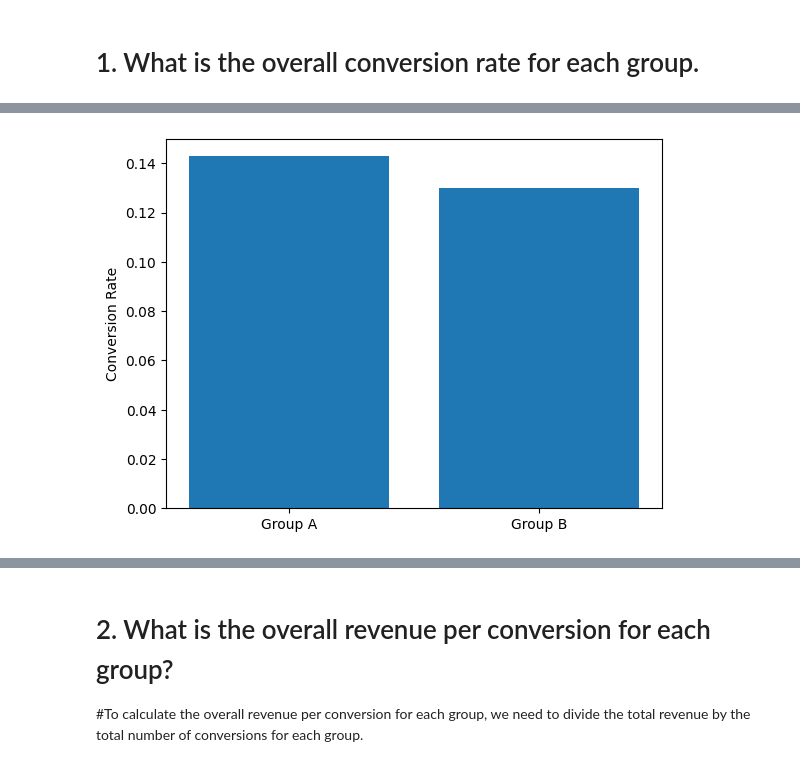
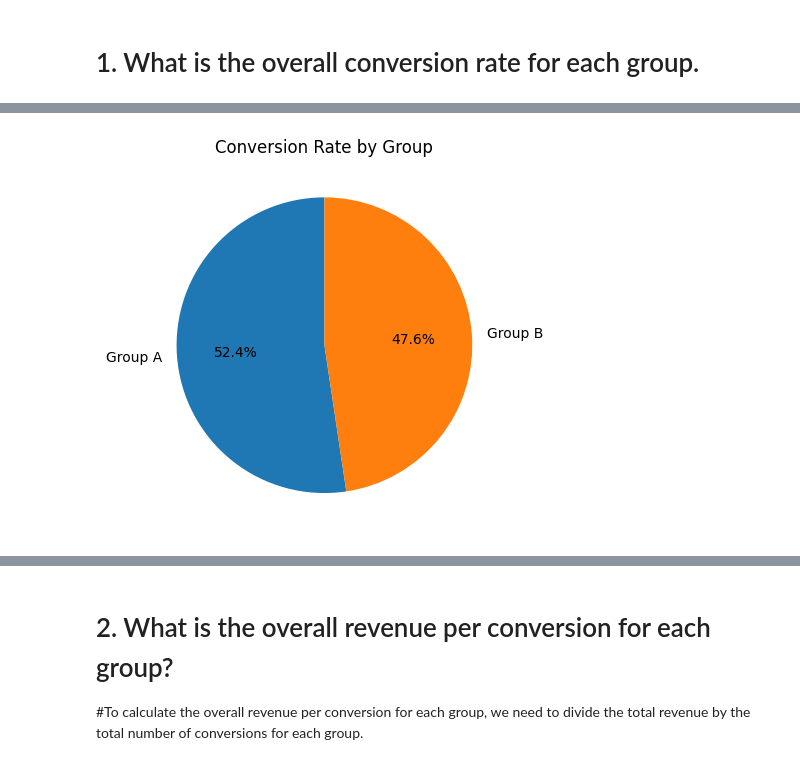
Before and after one commit to Eddy265/Python_Projects, a Jupyter notebook: CTA_AB_TEST.ipynb, the cells around one changed output, grey strips where cells are left out. Drawn from its saved outputs; the diff is of its cells as text; code cells hidden in the pictures.

```diff
--- a/CTA_AB_TEST.ipynb
+++ b/CTA_AB_TEST.ipynb
@@ -75,11 +91,12 @@ Conversion rate for Group B : 0.1299559471365639
 # %%
 import matplotlib.pyplot as plt
 
-# Create a bar chart
-plt.bar(['Group A', 'Group B'], [group_a_conversion_rate, group_b_conversion_rate])
-plt.ylabel('Conversion Rate')
+# Create a donut chart
+fig, ax = plt.subplots()
+ax.pie( [group_a_conversion_rate, group_b_conversion_rate], labels = ['Group A', 'Group B'],autopct='%1.1f%%', startangle=90)
+ax.set_title("Conversion Rate by Group")
 
 # Show the chart
 plt.show()
 # %% [output]
-[figure, old version]
+[figure, new version]
```
Also changed, not shown: parts of 4 cells of this notebook, 1 other file.
